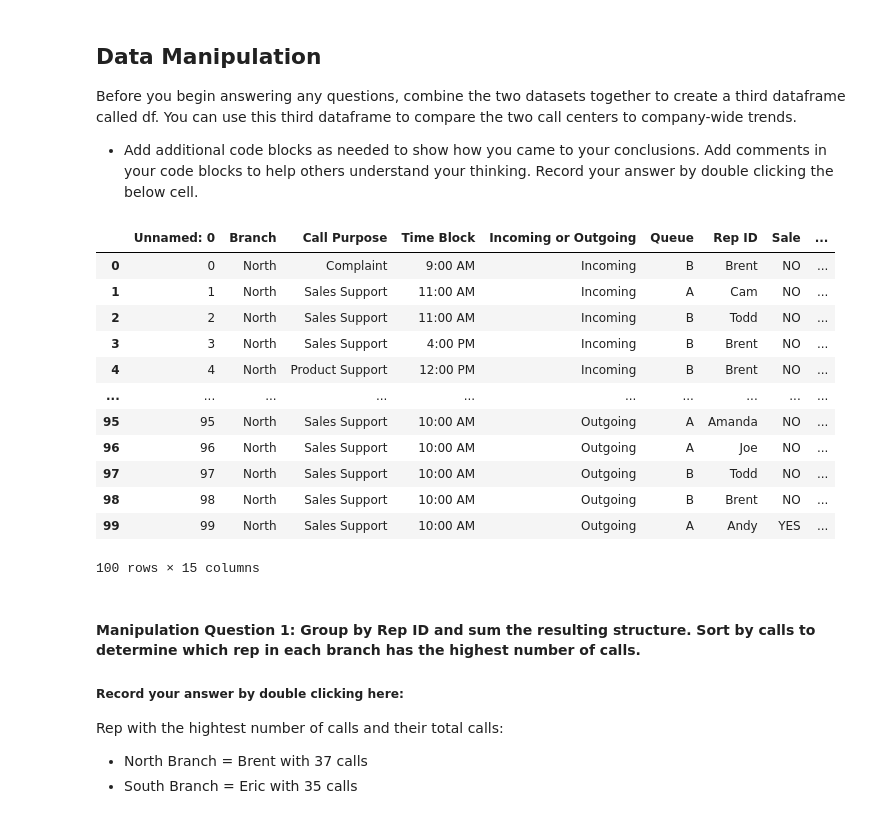
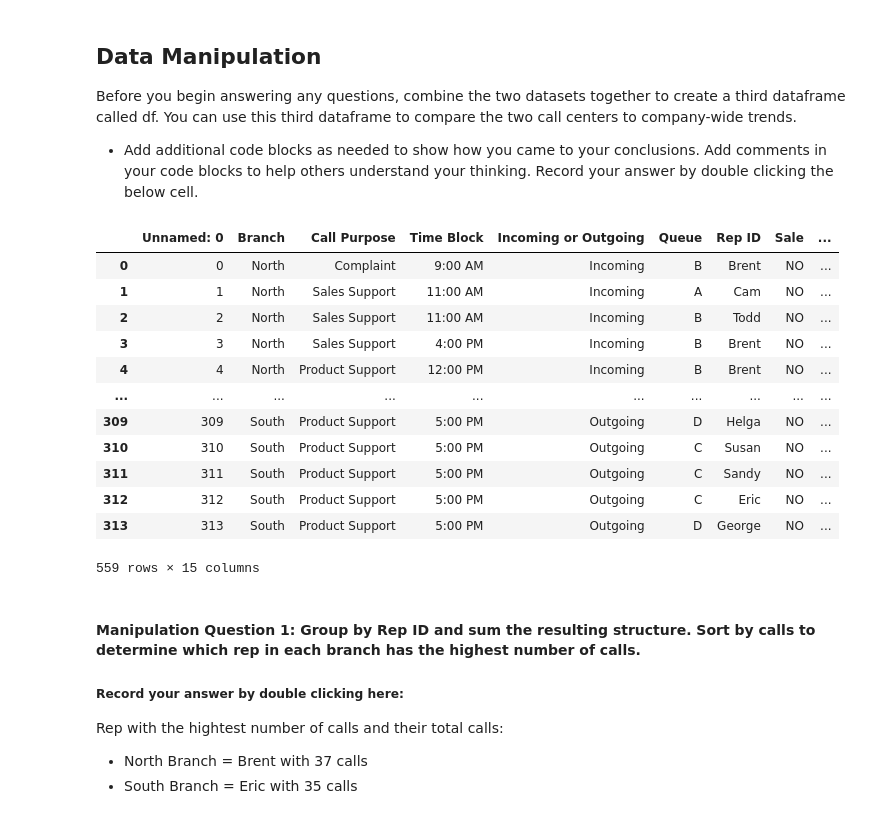
Before and after one commit to jcheidbr/call-center-cleanup-assignment, a Jupyter notebook: Call_Center_Cleanup.ipynb, the cells around one changed output. Cells and saved outputs as stored; diff of their text form; code cells hidden in the pictures.

```diff
--- a/Call_Center_Cleanup.ipynb
+++ b/Call_Center_Cleanup.ipynb
@@ -361,0 +381,7 @@ result = grouped.agg(combine_it)
+# %%
+#finding and replacing column
+north_df['Sale']=north_df['Sale'].replace('YES ', 'YES')
+
+unique_names = north_df["Sale"].unique()
+
+print(unique_names)
@@ -407,27 +421,27 @@ Before you begin answering any questions, combine the two datasets together to c
 # %%
 # Create dataframe for the entire company named df
 
 #df = north_df.merge('south_timeblock', on="Time Block") Tried to run this and it did not work. Tried combined instead (same as what I did in an earlier cell when instructed):
 
-time_blocks_combined_df = [north_df, south_df]
+df = [north_df, south_df]
 
-result = pd.concat(time_blocks_combined_df)
+df = pd.concat(df)
 
-result.head(100)
+df.head(600)
 # %% [output]
 |  | Unnamed: 0 | Branch | Call Purpose | Time Block | Incoming or Outgoing | Queue | Rep ID | Sale | ... |
 | 0 | 0 | North | Complaint | 9:00 AM | Incoming | B | Brent | NO | ... |
 | 1 | 1 | North | Sales Support | 11:00 AM | Incoming | A | Cam | NO | ... |
 | 2 | 2 | North | Sales Support | 11:00 AM | Incoming | B | Todd | NO | ... |
 | 3 | 3 | North | Sales Support | 4:00 PM | Incoming | B | Brent | NO | ... |
 | 4 | 4 | North | Product Support | 12:00 PM | Incoming | B | Brent | NO | ... |
 | ... | ... | ... | ... | ... | ... | ... | ... | ... | ... |
-| 95 | 95 | North | Sales Support | 10:00 AM | Outgoing | A | Amanda | NO | ... |
-| 96 | 96 | North | Sales Support | 10:00 AM | Outgoing | A | Joe | NO | ... |
-| 97 | 97 | North | Sales Support | 10:00 AM | Outgoing | B | Todd | NO | ... |
-| 98 | 98 | North | Sales Support | 10:00 AM | Outgoing | B | Brent | NO | ... |
-| 99 | 99 | North | Sales Support | 10:00 AM | Outgoing | A | Andy | YES | ... |
+| 309 | 309 | South | Product Support | 5:00 PM | Outgoing | D | Helga | NO | ... |
+| 310 | 310 | South | Product Support | 5:00 PM | Outgoing | C | Susan | NO | ... |
+| 311 | 311 | South | Product Support | 5:00 PM | Outgoing | C | Sandy | NO | ... |
+| 312 | 312 | South | Product Support | 5:00 PM | Outgoing | C | Eric | NO | ... |
+| 313 | 313 | South | Product Support | 5:00 PM | Outgoing | D | George | NO | ... |
-100 rows × 15 columns
+559 rows × 15 columns
 # %% [markdown]
 #### Manipulation Question 1:  Group by Rep ID and sum the resulting structure. Sort by calls to determine which rep in each branch has the highest number of calls.
 
```
Also changed, not shown: parts of 65 cells of this notebook.
